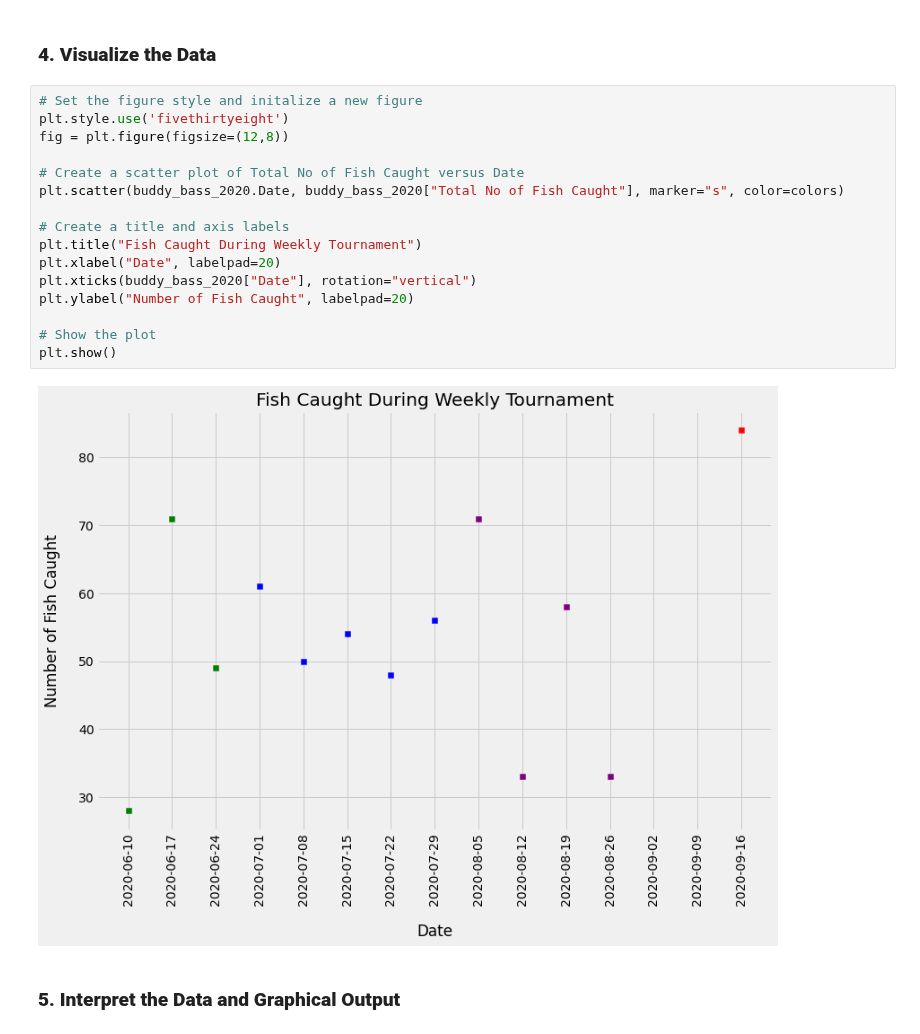
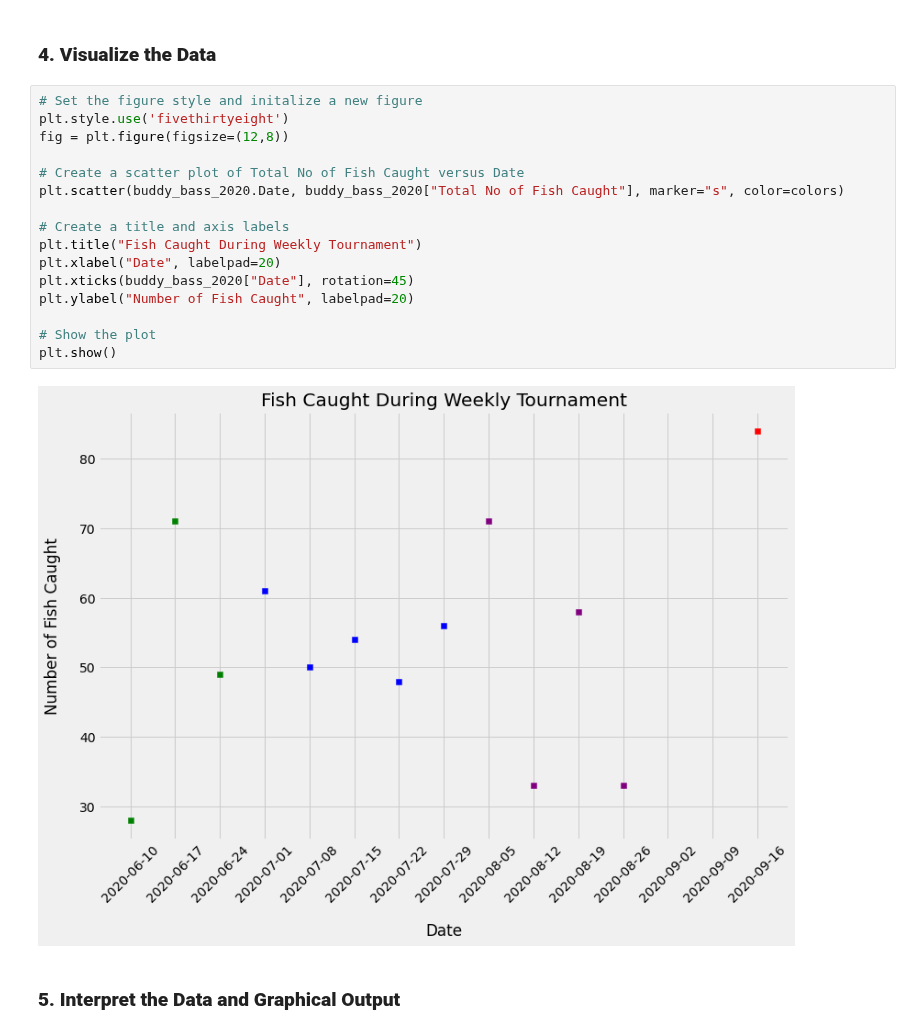
Before and after one commit to istarlet/buddy_bass_tournament, a Jupyter notebook: buddy_bass.ipynb, the cells around one changed output. Drawn from its saved outputs; the diff is of its cells as text.

Commit message:
Rotate dates 45 degs

```diff
--- a/buddy_bass.ipynb
+++ b/buddy_bass.ipynb
@@ -332,20 +332,20 @@ Name: Number of Boats, dtype: float64
 # %%
 # Set the figure style and initalize a new figure
 plt.style.use('fivethirtyeight')
 fig = plt.figure(figsize=(12,8))
 
 # Create a scatter plot of Total No of Fish Caught versus Date
 plt.scatter(buddy_bass_2020.Date, buddy_bass_2020["Total No of Fish Caught"], marker="s", color=colors)
 
 # Create a title and axis labels
 plt.title("Fish Caught During Weekly Tournament")
 plt.xlabel("Date", labelpad=20)
-plt.xticks(buddy_bass_2020["Date"], rotation="vertical")
+plt.xticks(buddy_bass_2020["Date"], rotation=45)
 plt.ylabel("Number of Fish Caught", labelpad=20)
 
 # Show the plot
 plt.show()
 # %% [output]
-[figure, old version]
+[figure, new version]
 # %% [markdown]
 <h3><strong>5. Interpret the Data and Graphical Output</strong></h3>
```
